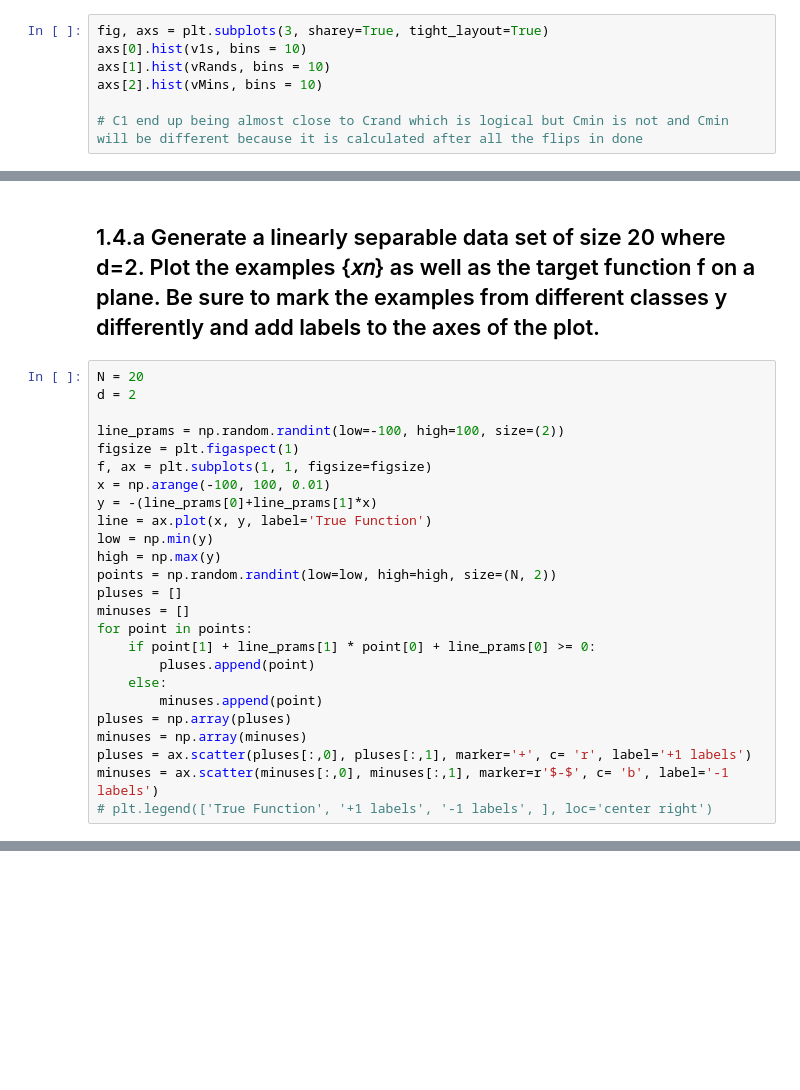
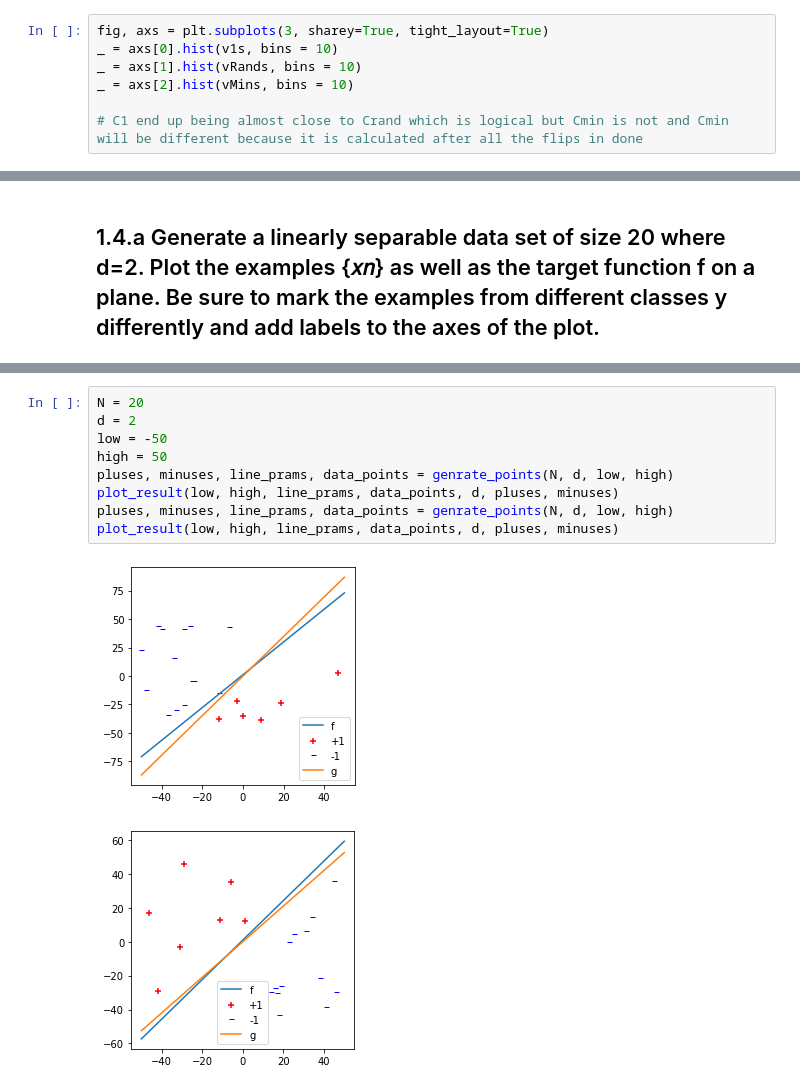
Before and after one commit to MuhammeedAlaa/CMP-04-2nd-Semester, a Jupyter notebook: MI/Assignment1/Muhammad_alaa.ipynb, the cells around one changed output, grey strips where cells are left out. Cells and saved outputs as stored; diff of their text form; blank space fills up the shorter version.

```diff
--- a/MI/Assignment1/Muhammad_alaa.ipynb
+++ b/MI/Assignment1/Muhammad_alaa.ipynb
@@ -26,9 +28,9 @@ vMins = outcome.min(axis=1)
 vRands = np.apply_along_axis(np.random.choice, 1, outcome)
 # %%
 fig, axs = plt.subplots(3, sharey=True, tight_layout=True)
-axs[0].hist(v1s, bins = 10)
-axs[1].hist(vRands, bins = 10)
-axs[2].hist(vMins, bins = 10)
+_ = axs[0].hist(v1s, bins = 10)
+_ = axs[1].hist(vRands, bins = 10)
+_ = axs[2].hist(vMins, bins = 10)
 
 # C1 end up being almost close to Crand which is logical but Cmin is not and Cmin will be different because it is calculated after all the flips in done
 # %% [output]
@@ -66,28 +64,3 @@ plt.legend()
 ## 1.10.e Relate part (d) to the multiple bins in Figure 1.
 # %% [markdown]
 ## 1.4.a Generate a linearly separable data set of size 20 where d=2. Plot the examples {𝑥𝑛} as well as the target function f on a plane. Be sure to mark the examples from different classes y differently and add labels to the axes of the plot.
-# %%
-N = 20
-d = 2
-
-line_prams = np.random.randint(low=-100, high=100, size=(2))
-figsize = plt.figaspect(1)
-f, ax = plt.subplots(1, 1, figsize=figsize)
-x = np.arange(-100, 100, 0.01)
-y = -(line_prams[0]+line_prams[1]*x)
-line = ax.plot(x, y, label='True Function')
-low = np.min(y)
-high = np.max(y)
-points = np.random.randint(low=low, high=high, size=(N, 2))
-pluses = []
-minuses = []
-for point in points:
-    if point[1] + line_prams[1] * point[0] + line_prams[0] >= 0:
-        pluses.append(point)
-    else:
-        minuses.append(point)
-pluses = np.array(pluses)
-minuses = np.array(minuses)
-pluses = ax.scatter(pluses[:,0], pluses[:,1], marker='+', c= 'r', label='+1 labels')
-minuses = ax.scatter(minuses[:,0], minuses[:,1], marker=r'$-$', c= 'b', label='-1 labels')
-# plt.legend(['True Function', '+1 labels', '-1 labels', ], loc='center right')
@@ -95,0 +111,12 @@ minuses = ax.scatter(minuses[:,0], minuses[:,1], marker=r'$-$', c= 'b', label='-
+# %%
+N = 20
+d = 2
+low = -50
+high = 50
+pluses, minuses, line_prams, data_points = genrate_points(N, d, low, high)
+plot_result(low, high, line_prams, data_points, d, pluses, minuses)
+pluses, minuses, line_prams, data_points = genrate_points(N, d, low, high)
+plot_result(low, high, line_prams, data_points, d, pluses, minuses)
+# %% [output]
+[figure, added]
+[figure, added]
```
Also changed, not shown: parts of 8 cells of this notebook.
